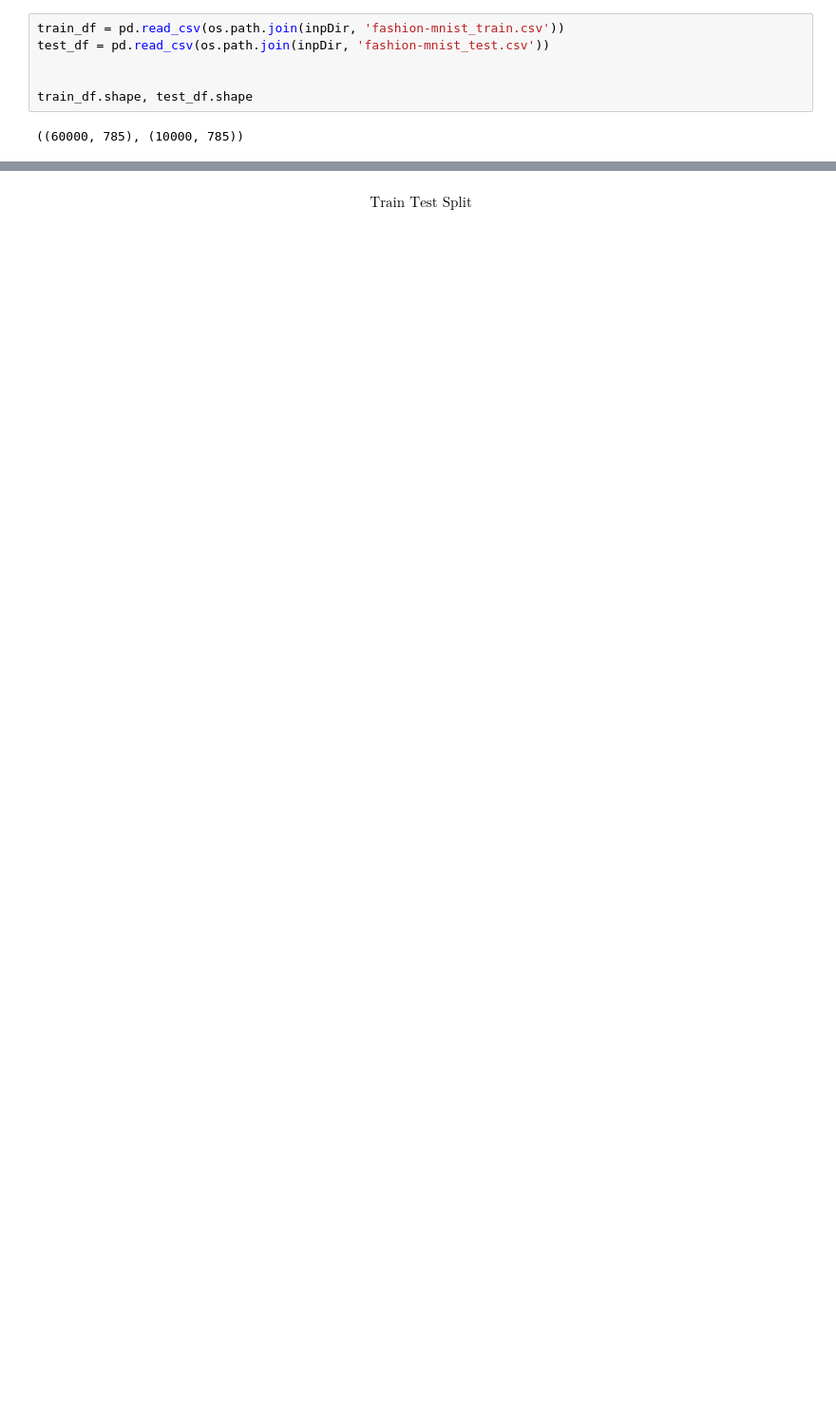
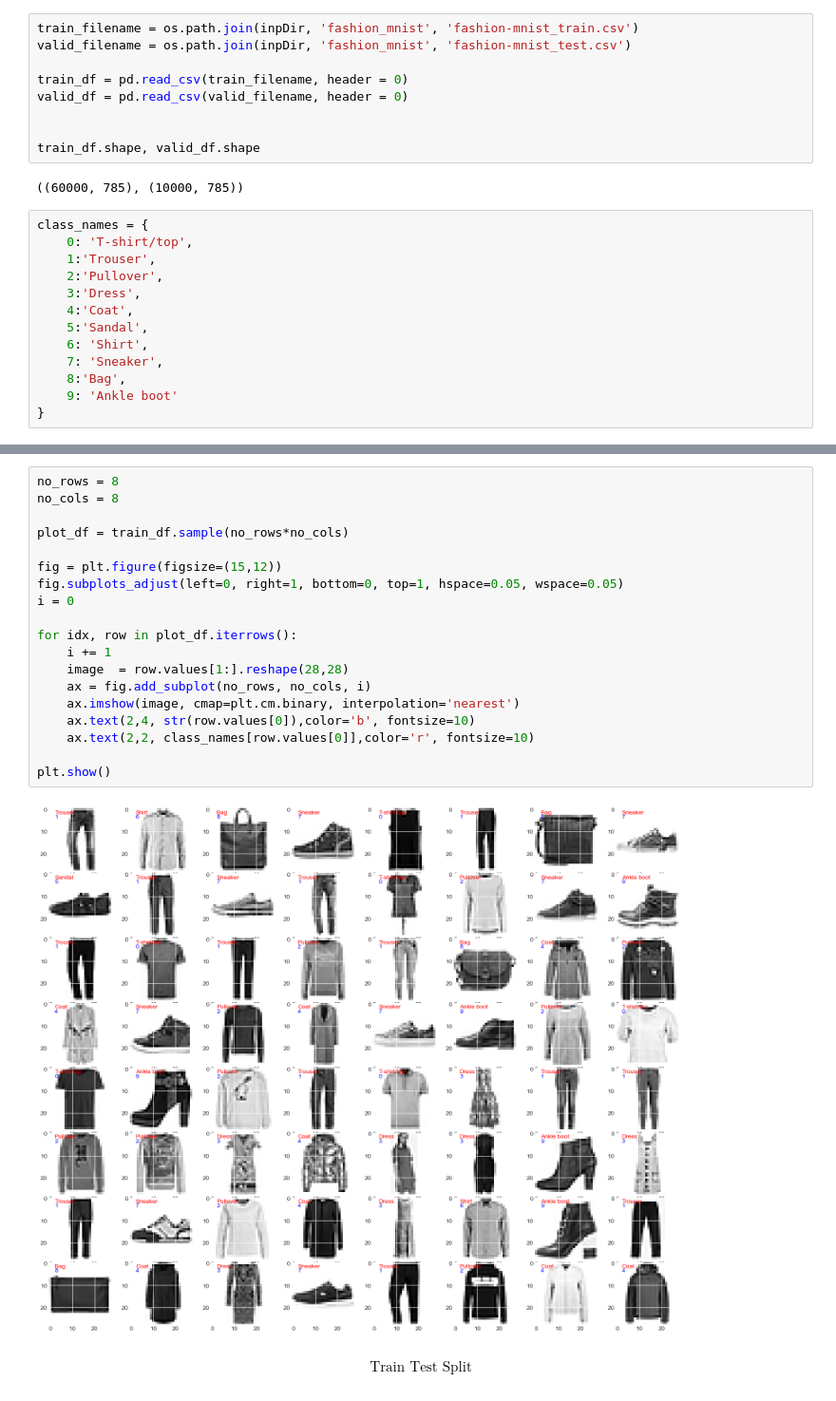
Before and after one commit to sngrajesh/DeepLearningAndNeuralNetworks, a Jupyter notebook: Day05-Tensorflow-Multilayer-Model/L05.3_tensorflow_mnist_fashion.ipynb, the cells around one changed output, grey strips where cells are left out. Shown at 95% size. Cells and saved outputs as stored; diff of their text form; blank space fills up the shorter version.

Commit message:
MNIST Dataset Function NN

```diff
--- a/Day05-Tensorflow-Multilayer-Model/L05.3_tensorflow_mnist_fashion.ipynb
+++ b/Day05-Tensorflow-Multilayer-Model/L05.3_tensorflow_mnist_fashion.ipynb
@@ -76,10 +76,26 @@ $$\text{
 }
 $$
 # %%
-train_df = pd.read_csv(os.path.join(inpDir, 'fashion-mnist_train.csv'))
-test_df = pd.read_csv(os.path.join(inpDir, 'fashion-mnist_test.csv'))
+train_filename = os.path.join(inpDir, 'fashion_mnist', 'fashion-mnist_train.csv')
+valid_filename = os.path.join(inpDir, 'fashion_mnist', 'fashion-mnist_test.csv')
+
+train_df = pd.read_csv(train_filename, header = 0)
+valid_df = pd.read_csv(valid_filename, header = 0)
 
 
-train_df.shape, test_df.shape
+train_df.shape, valid_df.shape
 # %% [output]
 ((60000, 785), (10000, 785))
+# %%
+class_names = {
+    0: 'T-shirt/top',
+    1:'Trouser',
+    2:'Pullover',
+    3:'Dress',
+    4:'Coat',
+    5:'Sandal',
+    6: 'Shirt',
+    7: 'Sneaker',
+    8:'Bag',
+    9: 'Ankle boot'
+}
@@ -86,3 +115,24 @@ train_df.shape, test_df.shape
+# %%
+no_rows = 8
+no_cols = 8
+
+plot_df = train_df.sample(no_rows*no_cols)
+
+fig = plt.figure(figsize=(15,12))
+fig.subplots_adjust(left=0, right=1, bottom=0, top=1, hspace=0.05, wspace=0.05)
+i = 0
+
+for idx, row in plot_df.iterrows():
+    i += 1
+    image  = row.values[1:].reshape(28,28)
+    ax = fig.add_subplot(no_rows, no_cols, i)
+    ax.imshow(image, cmap=plt.cm.binary, interpolation='nearest')
+    ax.text(2,4, str(row.values[0]),color='b', fontsize=10)
+    ax.text(2,2, class_names[row.values[0]],color='r', fontsize=10)
+
+plt.show()
+# %% [output]
+[figure, added]
 # %% [markdown]
 $$\text{
     Train Test Split
```
Also changed, not shown: parts of 36 cells of this notebook, 3 other files.
